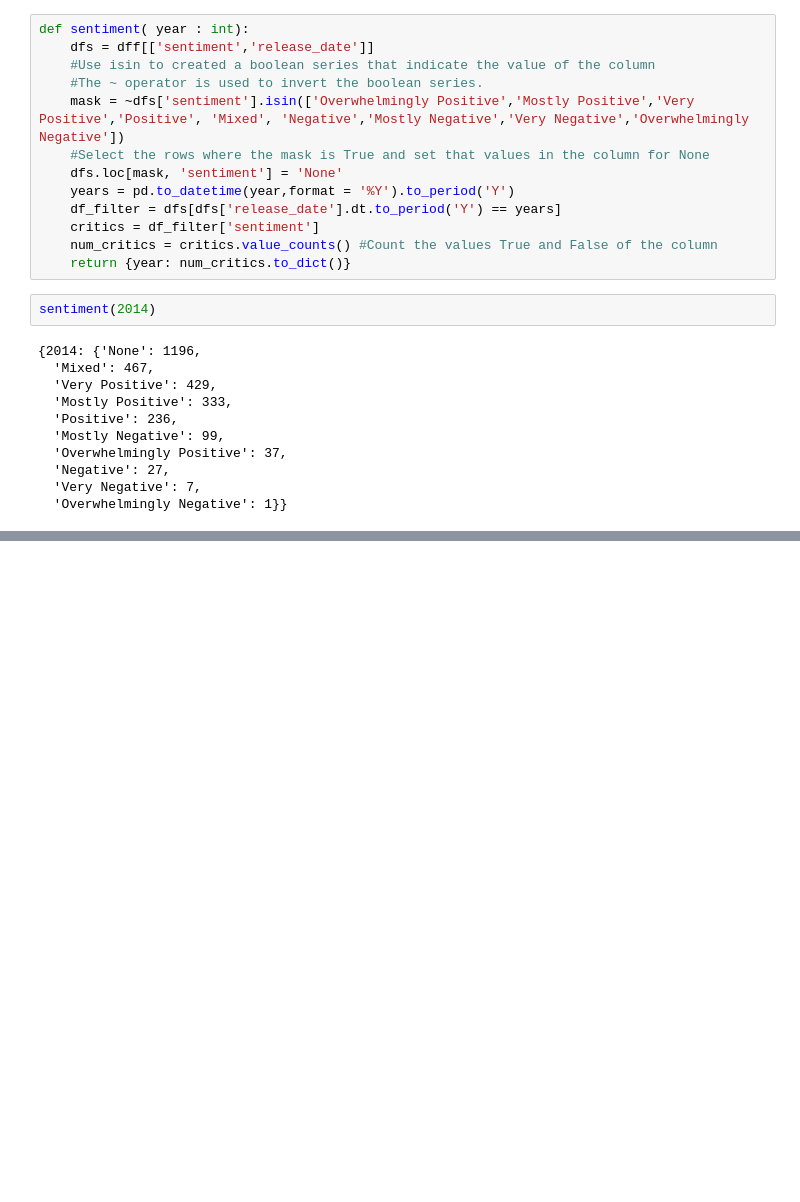
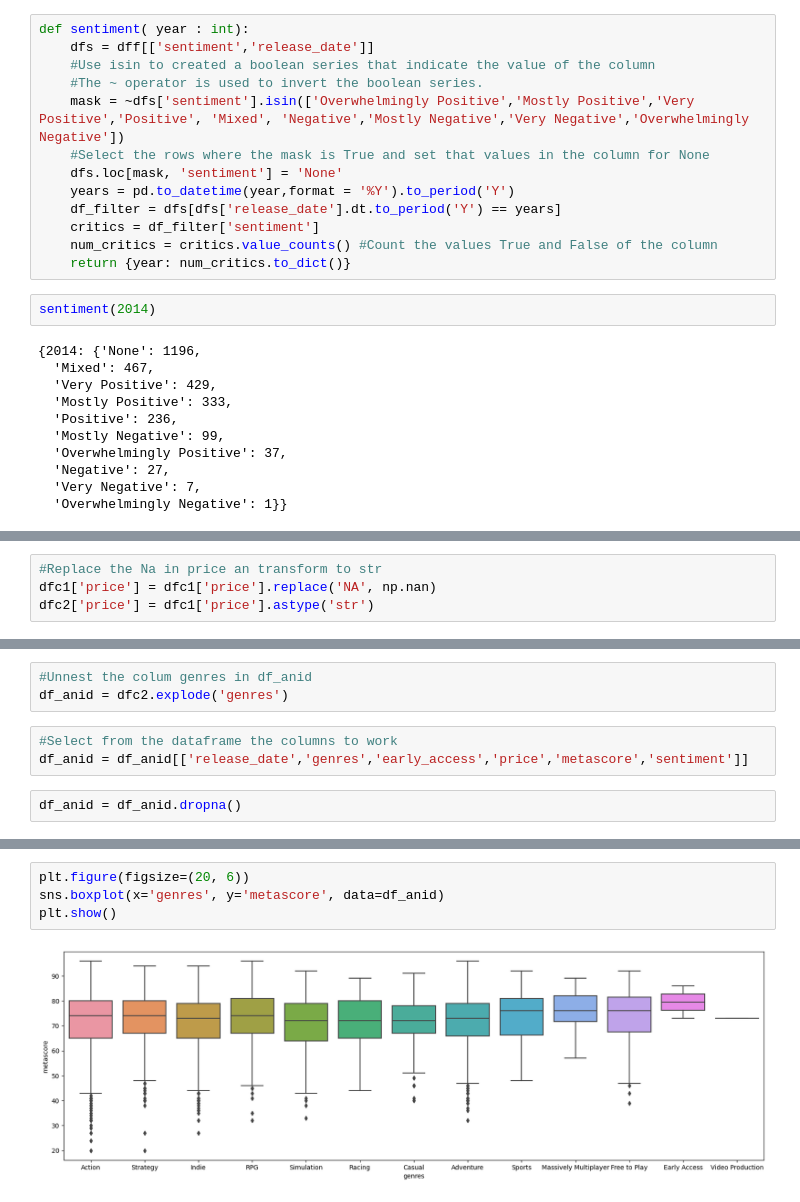
Before and after one commit to LLozanoBaron/Project_MLops, a Jupyter notebook: Proyecto_individual_1.ipynb, the cells around one changed output, grey strips where cells are left out. Drawn from its saved outputs; the diff is of its cells as text; blank space fills up the shorter version.

```diff
--- a/Proyecto_individual_1.ipynb
+++ b/Proyecto_individual_1.ipynb
@@ -154,0 +204,4 @@ sentiment(2014)
+# %%
+#Replace the Na in price an transform to str
+dfc1['price'] = dfc1['price'].replace('NA', np.nan)
+dfc2['price'] = dfc1['price'].astype('str')
@@ -154,0 +219,8 @@ sentiment(2014)
+# %%
+#Unnest the colum genres in df_anid
+df_anid = dfc2.explode('genres')
+# %%
+#Select from the dataframe the columns to work
+df_anid = df_anid[['release_date','genres','early_access','price','metascore','sentiment']]
+# %%
+df_anid = df_anid.dropna()
@@ -154,0 +236,6 @@ sentiment(2014)
+# %%
+plt.figure(figsize=(20, 6))
+sns.boxplot(x='genres', y='metascore', data=df_anid)
+plt.show()
+# %% [output]
+[figure, added]
```
Also changed, not shown: parts of 11 cells of this notebook, 2 other files.
